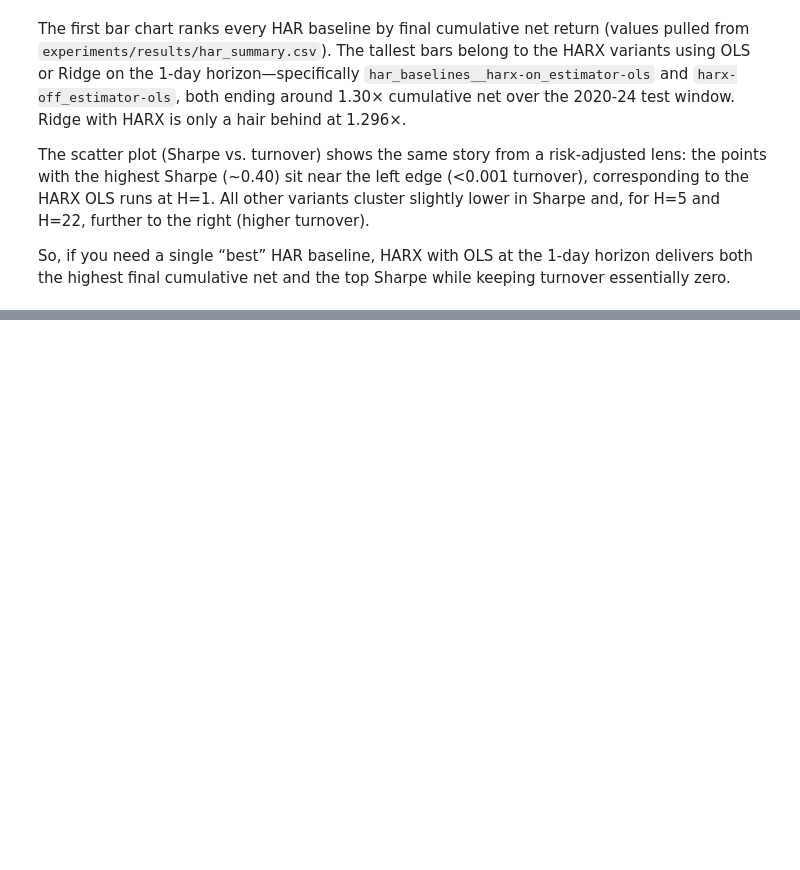
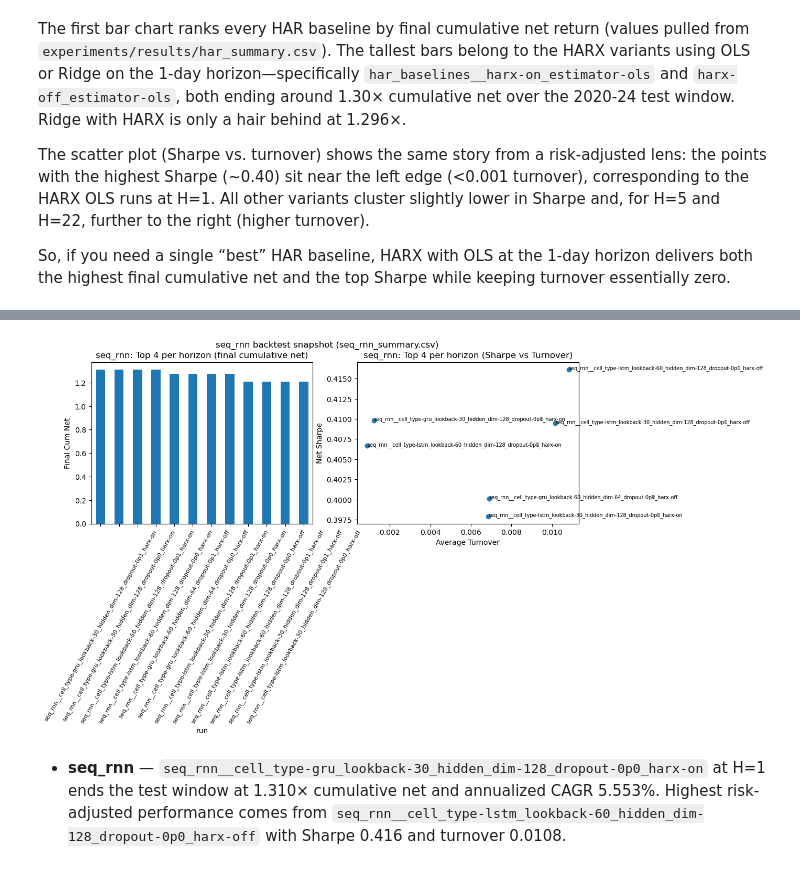
Before and after one commit to sonalilonkar1/vol-forecasting, a Jupyter notebook: notebooks/reports.ipynb, the cells around one changed output, grey strips where cells are left out. Cells and saved outputs as stored; diff of their text form; code cells hidden in the pictures; blank space fills up the shorter version.

```diff
--- a/notebooks/reports.ipynb
+++ b/notebooks/reports.ipynb
@@ -42,6 +42,11 @@ import sys
 
 import matplotlib.pyplot as plt
 import pandas as pd
+from IPython.display import display
+
+TOP_PER_HORIZON = 4
+pd.set_option("display.max_columns", 10)
+pd.set_option("display.width", 140)
 
 if 'other_experiment_tables' in globals():
     del other_experiment_tables  # stale cache between runs
@@ -83,19 +88,44 @@ else:
         out_path = REPO_ROOT / "experiments" / "results" / f"{experiment_name}_summary.csv"
         exp_df.to_csv(out_path, index=False)
 
+        preview_cols = [
+            "run",
+            "horizon",
+            "final_cum_net",
+            "net_cagr",
+            "sharpe_net",
+            "avg_turnover",
+            "max_drawdown",
+        ]
+        subset_cols = [col for col in preview_cols if col in exp_df.columns]
+        if subset_cols:
+            display(
+                exp_df[subset_cols]
+                .sort_values(["horizon", "final_cum_net"], ascending=[True, False])
+                .groupby("horizon", group_keys=False)
+                .head(TOP_PER_HORIZON)
+                .reset_index(drop=True)
+            )
+
+        plot_df = (
+            exp_df.sort_values("final_cum_net", ascending=False)
+            .groupby("horizon", group_keys=False)
+            .head(TOP_PER_HORIZON)
+        )
+
         fig, axes = plt.subplots(1, 2, figsize=(12, 4))
-        exp_df.sort_values("final_cum_net", ascending=False).plot.bar(
+        plot_df.plot.bar(
             x="run",
             y="final_cum_net",
             ax=axes[0],
             legend=False,
-            title=f"{experiment_name}: Final cumulative net",
+            title=f"{experiment_name}: Top {TOP_PER_HORIZON} per horizon (final cumulative net)",
         )
         axes[0].set_ylabel("Final Cum Net")
         axes[0].tick_params(axis="x", rotation=60, labelsize=8)
 
-        axes[1].scatter(exp_df["avg_turnover"], exp_df["sharpe_net"], s=35, alpha=0.8)
-        for _, row in exp_df.iterrows():
+        axes[1].scatter(plot_df["avg_turnover"], plot_df["sharpe_net"], s=35, alpha=0.8)
+        for _, row in plot_df.iterrows():
             if pd.notna(row["avg_turnover"]) and pd.notna(row["sharpe_net"]):
                 axes[1].annotate(
                     row["run"],
@@ -105,8 +135,9 @@ else:
                 )
         axes[1].set_xlabel("Average Turnover")
         axes[1].set_ylabel("Net Sharpe")
-        axes[1].set_title(f"{experiment_name}: Sharpe vs Turnover")
+        axes[1].set_title(f"{experiment_name}: Top {TOP_PER_HORIZON} per horizon (Sharpe vs Turnover)")
 
         fig.suptitle(f"{experiment_name} backtest snapshot ({out_path.name})")
         fig.tight_layout()
         plt.show()
+# %% [output]
@@ -113,3 +157,4 @@ else:
+[figure, added]
 # %%
 from IPython.display import Markdown
 
@@ -140,3 +185,5 @@ else:
         )
 
 display(Markdown("\n\n".join(f"- {line}" for line in analysis_lines)))
+# %% [output]
+- **seq_rnn** — `seq_rnn__cell_type-gru_lookback-30_hidden_dim-128_dropout-0p0_harx-on` at H=1 ends the test window at 1.310× cumulative net and annualized CAGR 5.553%. Highest risk-adjusted performance comes from `seq_rnn__cell_type-lstm_lookback-60_hidden_dim-128_dropout-0p0_harx-off` with Sharpe 0.416 and turnover 0.0108.
```
Also changed, not shown: parts of 4 cells of this notebook, 5 other files.
